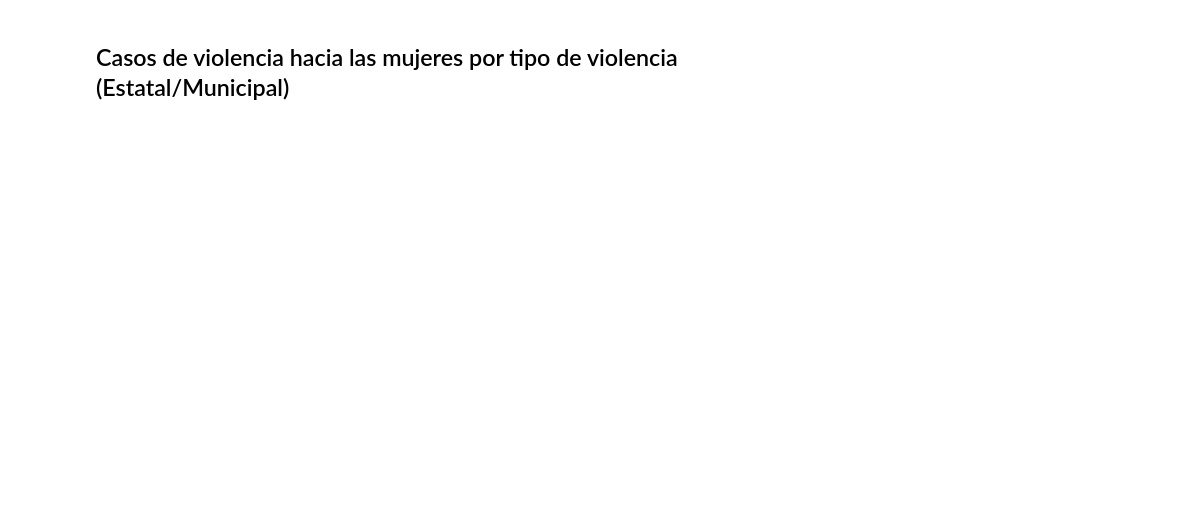
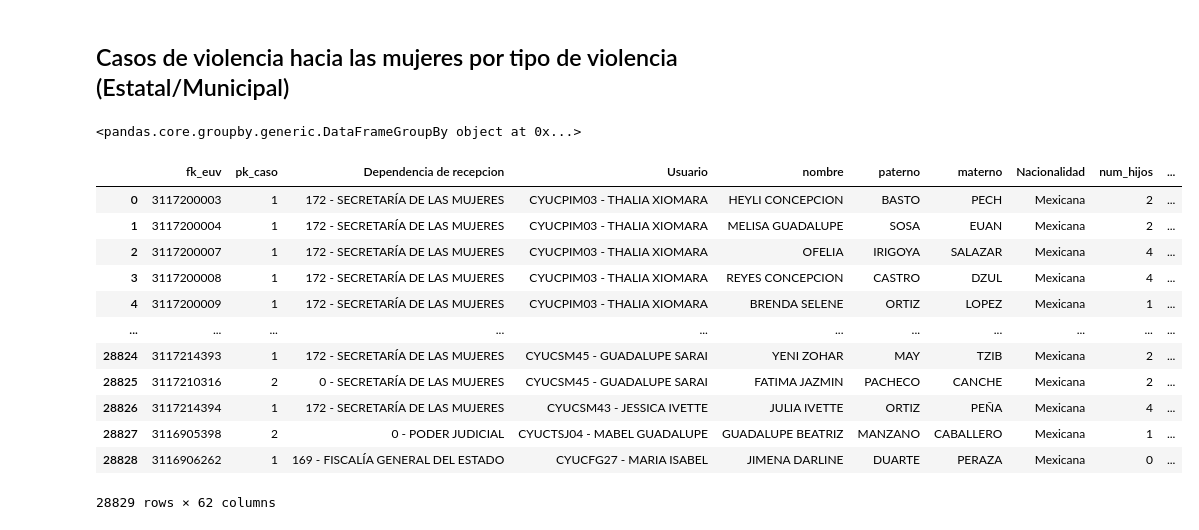
Before and after one commit to Tokiyomi/semujeres_publico, a Jupyter notebook: Exploracion de datos/tablero_violencia.ipynb, the cells around one changed output. Drawn from its saved outputs; the diff is of its cells as text; code cells hidden in the pictures; blank space fills up the shorter version.

```diff
--- a/Exploracion de datos/tablero_violencia.ipynb
+++ b/Exploracion de datos/tablero_violencia.ipynb
@@ -24,4 +24,9 @@ victimas = pd.read_csv('reporte_semujeres_02_SEP_2021.csv',low_memory=False, dty
 ## Casos de violencia hacia las mujeres por tipo de violencia (Estatal/Municipal)
 # %%
 victimas = pd.concat([victimas, victimas.tipos.str.get_dummies(sep=',')], axis=1)
+# %%
+victimas['Feminicida']=0
+fems = victimas[victimas['descripcion_otro_tipos']=='FEMINICIDA'].index
+victimas.loc[fems,'Feminicida'] = 1
+victimas.loc[fems,'Otro'] = 0
 # %%
@@ -51,3 +56,23 @@ fig.update_traces(texttemplate='%{text} %')
 #print(fig.data[0].hovertemplate)
 fig.update_traces(hovertemplate='Tipo de violencia=%{x}<br>Número de casos=%{y}<br>Porcentaje=%{text} %<extra></extra>')
 fig.show()
+# %%
+victimas.groupby('municipiohechos')
+# %% [output]
+<pandas.core.groupby.generic.DataFrameGroupBy object at 0x...>
+# %%
+victimas
+# %% [output]
+|  | fk_euv | pk_caso | Dependencia de recepcion | Usuario | nombre | paterno | materno | Nacionalidad | num_hijos | ... |
+| 0 | 3117200003 | 1 | 172 - SECRETARÍA DE LAS MUJERES | CYUCPIM03 - THALIA XIOMARA | HEYLI CONCEPCION | BASTO | PECH | Mexicana | 2 | ... |
+| 1 | 3117200004 | 1 | 172 - SECRETARÍA DE LAS MUJERES | CYUCPIM03 - THALIA XIOMARA | MELISA GUADALUPE | SOSA | EUAN | Mexicana | 2 | ... |
+| 2 | 3117200007 | 1 | 172 - SECRETARÍA DE LAS MUJERES | CYUCPIM03 - THALIA XIOMARA | OFELIA | IRIGOYA | SALAZAR | Mexicana | 4 | ... |
+| 3 | 3117200008 | 1 | 172 - SECRETARÍA DE LAS MUJERES | CYUCPIM03 - THALIA XIOMARA | REYES CONCEPCION | CASTRO | DZUL | Mexicana | 4 | ... |
+| 4 | 3117200009 | 1 | 172 - SECRETARÍA DE LAS MUJERES | CYUCPIM03 - THALIA XIOMARA | BRENDA SELENE | ORTIZ | LOPEZ | Mexicana | 1 | ... |
+| ... | ... | ... | ... | ... | ... | ... | ... | ... | ... | ... |
+| 28824 | 3117214393 | 1 | 172 - SECRETARÍA DE LAS MUJERES | CYUCSM45 - GUADALUPE SARAI | YENI ZOHAR | MAY | TZIB | Mexicana | 2 | ... |
+| 28825 | 3117210316 | 2 | 0 - SECRETARÍA DE LAS MUJERES | CYUCSM45 - GUADALUPE SARAI | FATIMA JAZMIN | PACHECO | CANCHE | Mexicana | 2 | ... |
+| 28826 | 3117214394 | 1 | 172 - SECRETARÍA DE LAS MUJERES | CYUCSM43 - JESSICA IVETTE | JULIA IVETTE | ORTIZ | PEÑA | Mexicana | 4 | ... |
+| 28827 | 3116905398 | 2 | 0 - PODER JUDICIAL | CYUCTSJ04 - MABEL GUADALUPE | GUADALUPE BEATRIZ | MANZANO | CABALLERO | Mexicana | 1 | ... |
+| 28828 | 3116906262 | 1 | 169 - FISCALÍA GENERAL DEL ESTADO | CYUCFG27 - MARIA ISABEL | JIMENA DARLINE | DUARTE | PERAZA | Mexicana | 0 | ... |
+28829 rows × 62 columns
```
Also changed, not shown: parts of 1 cell of this notebook, 8 other files.
